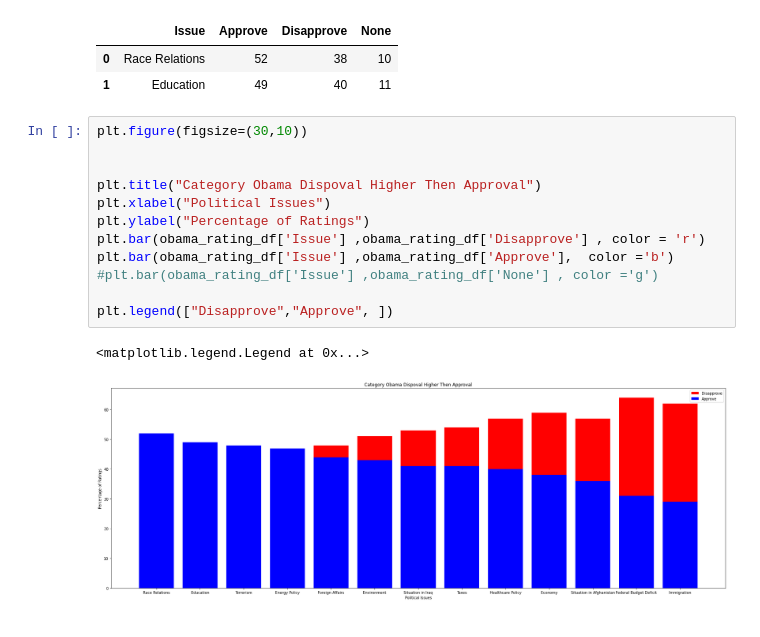
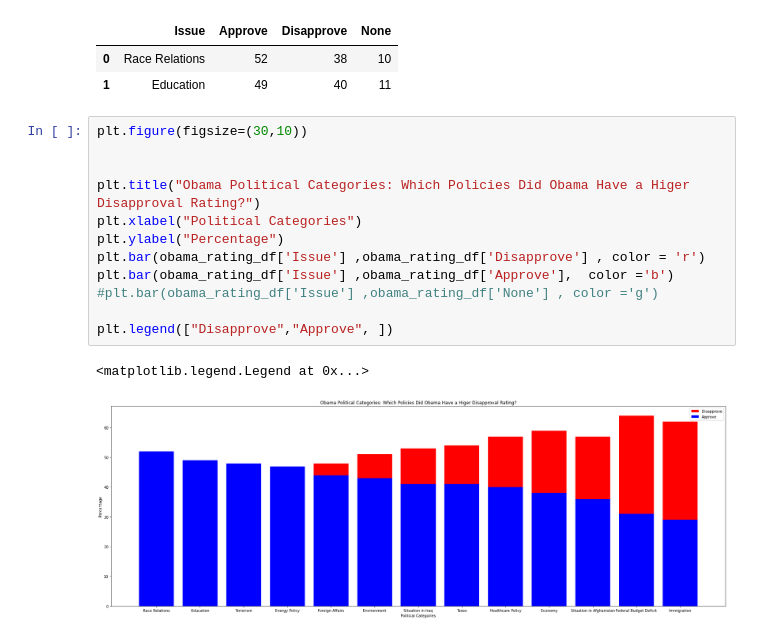
Before and after one commit to cast6858/DataScience_DSC_640, a Jupyter notebook: Weeks1-2/DPV_1.2_Exercises.ipynb, the cells around one changed output. Cells and saved outputs as stored; diff of their text form.

```diff
--- a/Weeks1-2/DPV_1.2_Exercises.ipynb
+++ b/Weeks1-2/DPV_1.2_Exercises.ipynb
@@ -129,15 +129,15 @@ obama_rating_df.head(2)
 # %%
 plt.figure(figsize=(30,10))
 
 
-plt.title("Category Obama Dispoval Higher Then Approval")
-plt.xlabel("Political Issues")
-plt.ylabel("Percentage of Ratings")
+plt.title("Obama Political Categories: Which Policies Did Obama Have a Higer Disapproval Rating?")
+plt.xlabel("Political Categories")
+plt.ylabel("Percentage")
 plt.bar(obama_rating_df['Issue'] ,obama_rating_df['Disapprove'] , color = 'r')
 plt.bar(obama_rating_df['Issue'] ,obama_rating_df['Approve'],  color ='b')
 #plt.bar(obama_rating_df['Issue'] ,obama_rating_df['None'] , color ='g')
 
 plt.legend(["Disapprove","Approve", ])
 # %% [output]
 <matplotlib.legend.Legend at 0x...>
-[figure, old version]
+[figure, new version]
```
Also changed, not shown: parts of 3 cells of this notebook, 18 other files.
